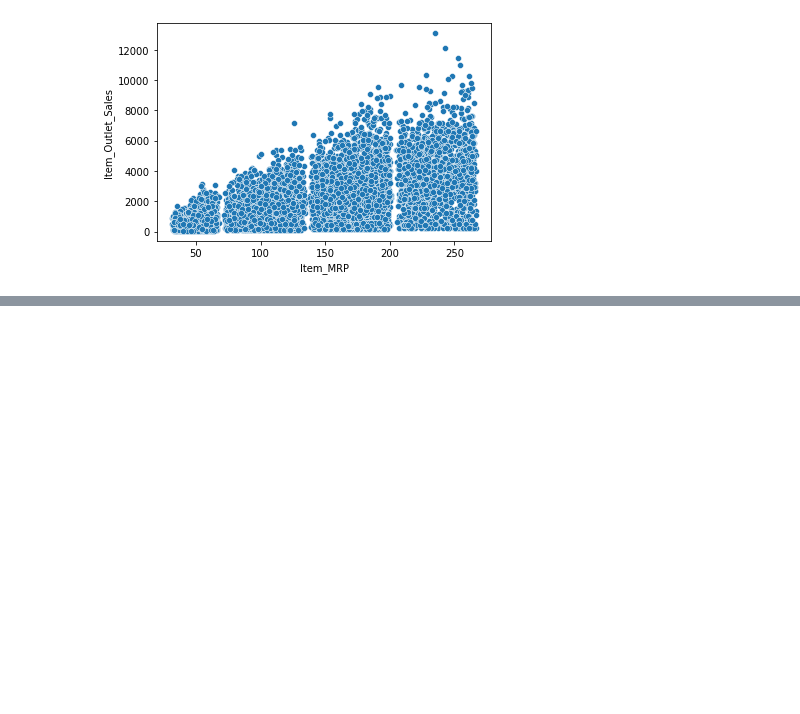
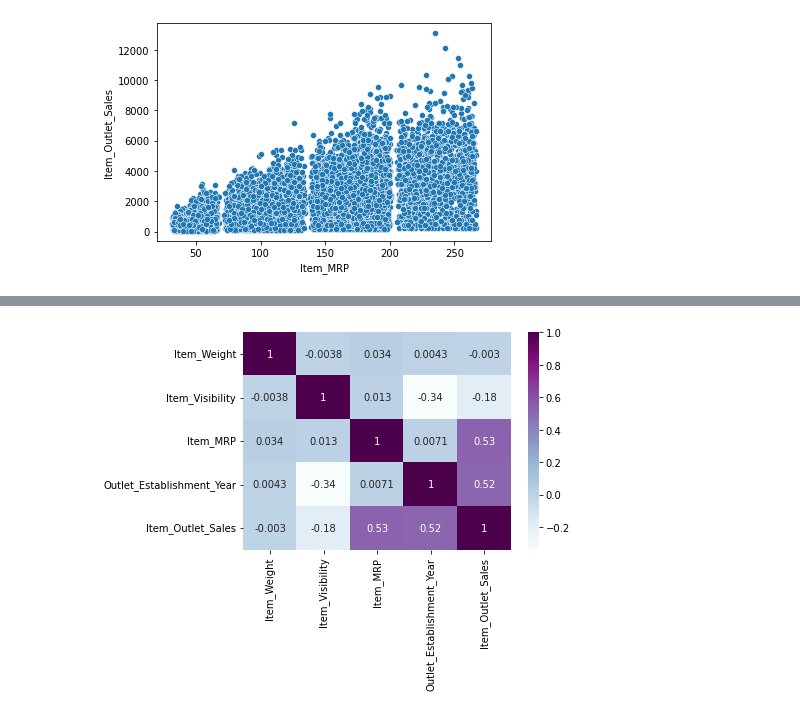
Before and after one commit to Brojas1/FSP, a Jupyter notebook: Copy_of_Food_Sales_Prediction.ipynb, the cells around one changed output, grey strips where cells are left out. Cells and saved outputs as stored; diff of their text form; code cells hidden in the pictures; blank space fills up the shorter version.

```diff
--- a/Copy_of_Food_Sales_Prediction.ipynb
+++ b/Copy_of_Food_Sales_Prediction.ipynb
@@ -323,0 +366,4 @@ sns.scatterplot(data = df, x = "Item_MRP", y = "Item_Outlet_Sales");
+# %%
+sns.heatmap(t1f.corr(), cmap = 'BuPu', annot = True);
+# %% [output]
+[figure, added]
```
Also changed, not shown: parts of 10 cells of this notebook.
